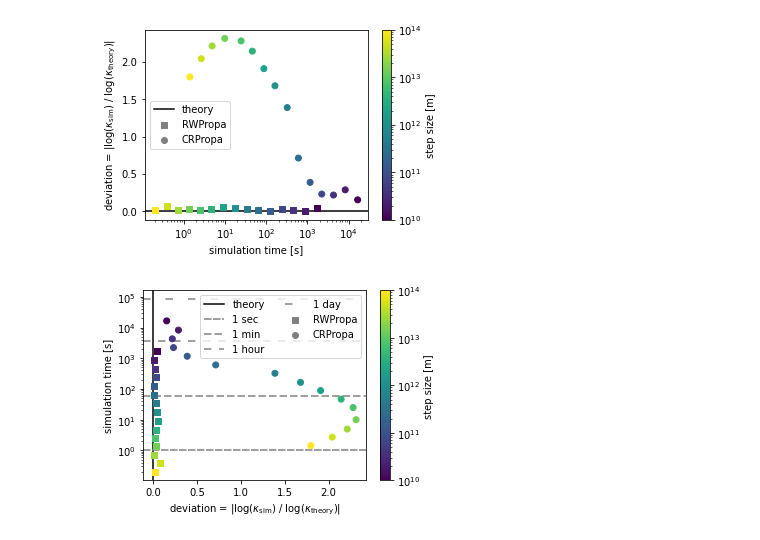
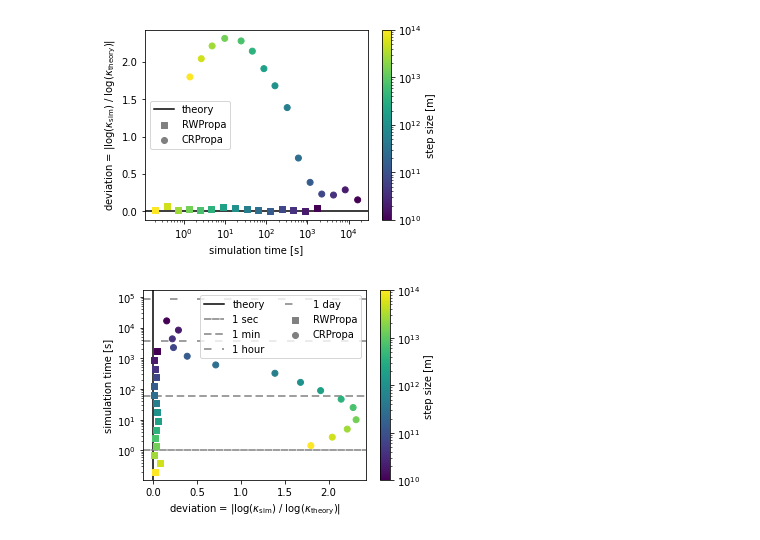
Before and after one commit to reichherzerp/PropPy, a Jupyter notebook: comparison/Comparison in compact astrophysical sources.ipynb, the cells around one changed output. Saved outputs shown, nothing was run; the diff lists cells and outputs as text; code cells hidden in the pictures.

Commit message:
small visualization improvements
Former-commit-id: 59421dab1f771d6beb131d09795f0f3ab6f50488

```diff
--- a/comparison/Comparison in compact astrophysical sources.ipynb
+++ b/comparison/Comparison in compact astrophysical sources.ipynb
@@ -284,30 +288,31 @@ plt.show()
 # %%
 fig = plt.figure(figsize=(5,3.5))
 
 plt.axvline(x=0, color='k', linestyle='-', zorder=-1, label='theory')
-plt.axhline(y=1, color='grey', linestyle=(0, (5, 1)), zorder=-1, label='1 sec')
-plt.axhline(y=60, color='grey', linestyle=(0, (5, 2)), zorder=-1, label='1 min')
-plt.axhline(y=60*60, color='grey', linestyle=(0, (5, 5)), zorder=-1, label='1 hour')
-plt.axhline(y=60*60*24, color='grey', linestyle=(0, (5, 10)), zorder=-1, label='1 day')
+plt.axhline(y=1, color='grey', linestyle=(0, (5, 0.4)), zorder=-1, label='1 sec')
+plt.axhline(y=60, color='grey', linestyle=(0, (5, 2.5)), zorder=-1, label='1 min')
+plt.axhline(y=60*60, color='grey', linestyle=(0, (5, 7)), zorder=-1, label='1 hour')
+plt.axhline(y=60*60*24, color='grey', linestyle=(0, (5, 13)), zorder=-1, label='1 day')
 
 
 err_rwp = np.abs(np.log10(df_rwp_results['kappa'])-np.log10(kappa_theory))
 err_crp = np.abs(np.log10(df_crp_results['kappa'])-np.log10(kappa_theory))
 zs = np.concatenate([df_rwp_results['step_size'], df_crp_results['step_size']], axis=0)
 min_, max_ = zs.min(), zs.max()
 plt.scatter(err_rwp, df_rwp_results['time'], c=df_rwp_results['step_size'], norm=matplotlib.colors.LogNorm(), cmap='viridis', marker='s')
 plt.clim(min_, max_)
 plt.scatter(err_crp, df_crp_results['time'], c=df_crp_results['step_size'], norm=matplotlib.colors.LogNorm(), cmap='viridis')
 plt.clim(min_, max_)
 plt.colorbar(label='step size [m]')
 plt.yscale('log')
 
 plt.scatter([0],[0], label='RWPropa', marker='s', color='grey')
 plt.scatter([0],[0], label='CRPropa', color='grey')
 
 plt.ylabel('simulation time [s]')
 plt.xlabel('deviation = |log($\kappa_\mathrm{sim}$) / log($\kappa_\mathrm{theory}$)|')
 plt.legend(loc='upper right', ncol=2)
+plt.savefig(path_figs+'/time_vs_deviation_steps.pdf', bbox_inches='tight', pad_inches=0.02)
 plt.show()
 # %% [output]
-[figure, old version]
+[figure, new version]
```
Also changed, not shown: parts of 6 cells of this notebook.
